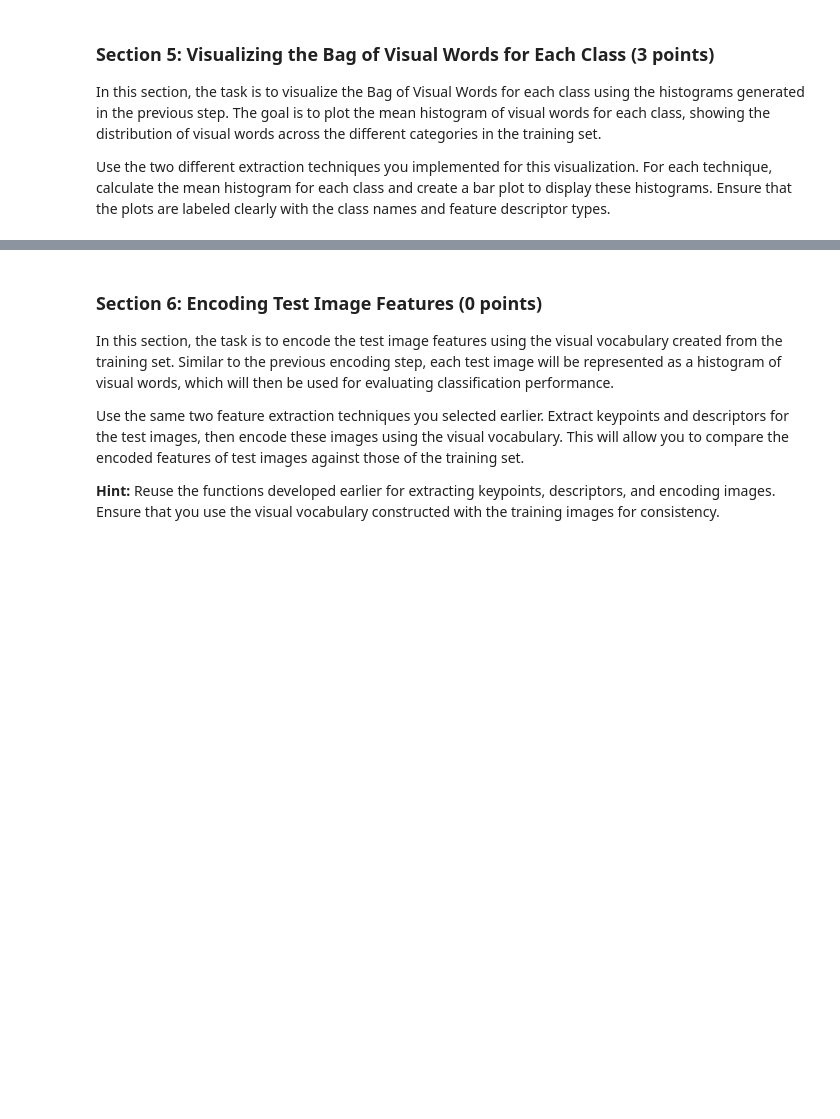
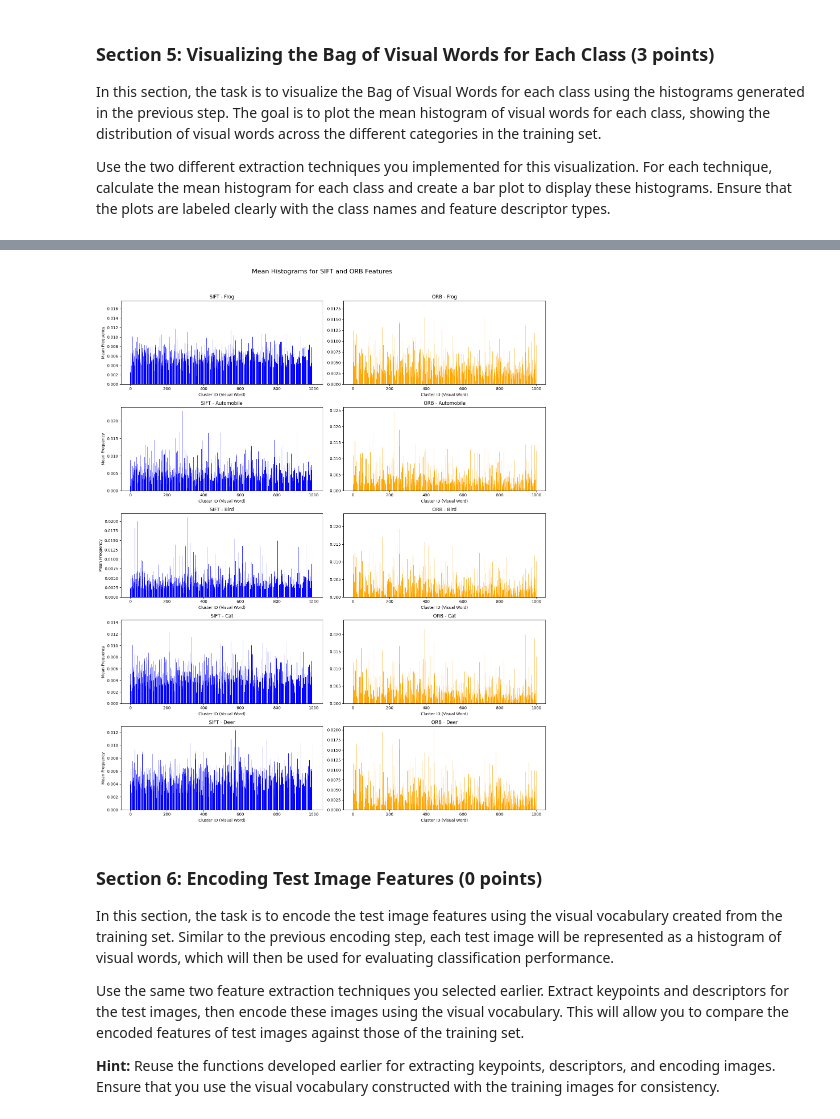
Before and after one commit to pradyutnair/cv1-final-lab-part-1, a Jupyter notebook: cv1-final-lab-part-1.ipynb, the cells around one changed output, grey strips where cells are left out. Saved outputs shown, nothing was run; the diff lists cells and outputs as text; code cells hidden in the pictures; blank space fills up the shorter version.

```diff
--- a/cv1-final-lab-part-1.ipynb
+++ b/cv1-final-lab-part-1.ipynb
@@ -731,3 +661,72 @@ for class_name, average_histogram in zip(label_mapping.values(), orb_average_his
+# %%
+def compute_mean_histograms_by_class(images, labels, kmeans, feature_extractor):
+    """
+    Compute the mean histogram of visual words for each class.
+    :param images: List of images
+    :param labels: Corresponding labels
+    :param kmeans: Pre-trained KMeans model for visual words
+    :param feature_extractor: Feature extractor (e.g., SIFT, ORB)
+    :return: Dictionary with class labels as keys and mean histograms as values
+    """
+    class_histograms = {}
+
+    # Group histograms by class
+    for label in np.unique(labels):
+        histograms = []
+        for i, image in enumerate(images):
+            if labels[i] == label:
+                # Encode the image features using the KMeans model
+                histogram = encode_single_image(image, feature_extractor, kmeans, normalize_histogram=True)
+                if histogram is not None:
+                    histograms.append(histogram)
+
+        if histograms:
+            # Compute the mean histogram for the class
+            mean_histogram = np.mean(histograms, axis=0)
+            class_histograms[label] = mean_histogram
+
+    return class_histograms
+
+def plot_mean_histograms(sift_class_histograms, orb_class_histograms, label_mapping):
+    """
+    Plot the mean histograms for each class.
+
+    :param sift_class_histograms: Dictionary with class labels as keys and mean histograms as values for SIFT
+    :param orb_class_histograms: Dictionary with class labels as keys and mean histograms as values for ORB
+    :param label_mapping: Dictionary mapping class labels to class names
+    """
+    num_classes = len(sift_class_histograms)
+    fig, axes = plt.subplots(num_classes, 2, figsize=(16, 4 * num_classes))
+
+    for i, label in enumerate(sift_class_histograms.keys()):
+        sift_histogram = sift_class_histograms[label]
+        orb_histogram = orb_class_histograms[label]
+
+        # Plot SIFT histogram
+        axes[i, 0].bar(range(len(sift_histogram)), sift_histogram, color='b')
+        axes[i, 0].set_title(f'SIFT - {label_mapping[label]}')
+        axes[i, 0].set_xlabel('Cluster ID (Visual Word)')
+        axes[i, 0].set_ylabel('Mean Frequency')
+
+        # Plot ORB histogram
+        axes[i, 1].bar(range(len(orb_histogram)), orb_histogram, color='orange')
+        axes[i, 1].set_title(f'ORB - {label_mapping[label]}')
+        axes[i, 1].set_xlabel('Cluster ID (Visual Word)')
+        #axes[i, 1].set_ylabel('Frequency')
+
+    fig.suptitle('Mean Histograms for SIFT and ORB Features', fontsize=16)
+    plt.tight_layout(rect=[0, 0, 1, 0.96])
+    plt.show()
+
+
+# Compute the mean histograms for SIFT and ORB
+sift_class_histograms = compute_mean_histograms_by_class(train_images, train_labels, sift_kmeans, sift)
+orb_class_histograms = compute_mean_histograms_by_class(train_images, train_labels, orb_kmeans, orb)
+
+# Plot the mean histograms for each class
+plot_mean_histograms(sift_class_histograms, orb_class_histograms, label_mapping)
+# %% [output]
+[figure, added]
 # %% [markdown]
 <a id="section-6"></a>
 ### **Section 6: Encoding Test Image Features (0 points)**
```
Also changed, not shown: parts of 24 cells of this notebook, 2 other files.
